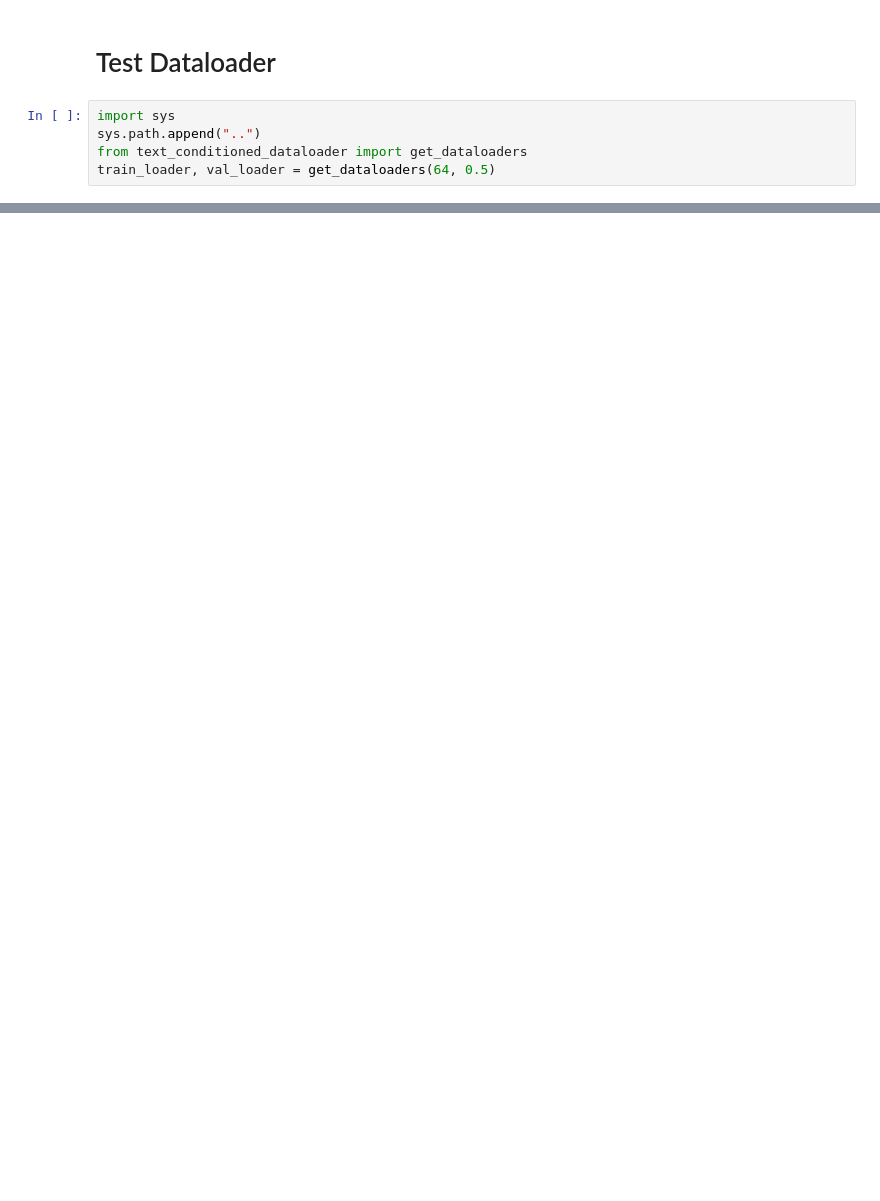
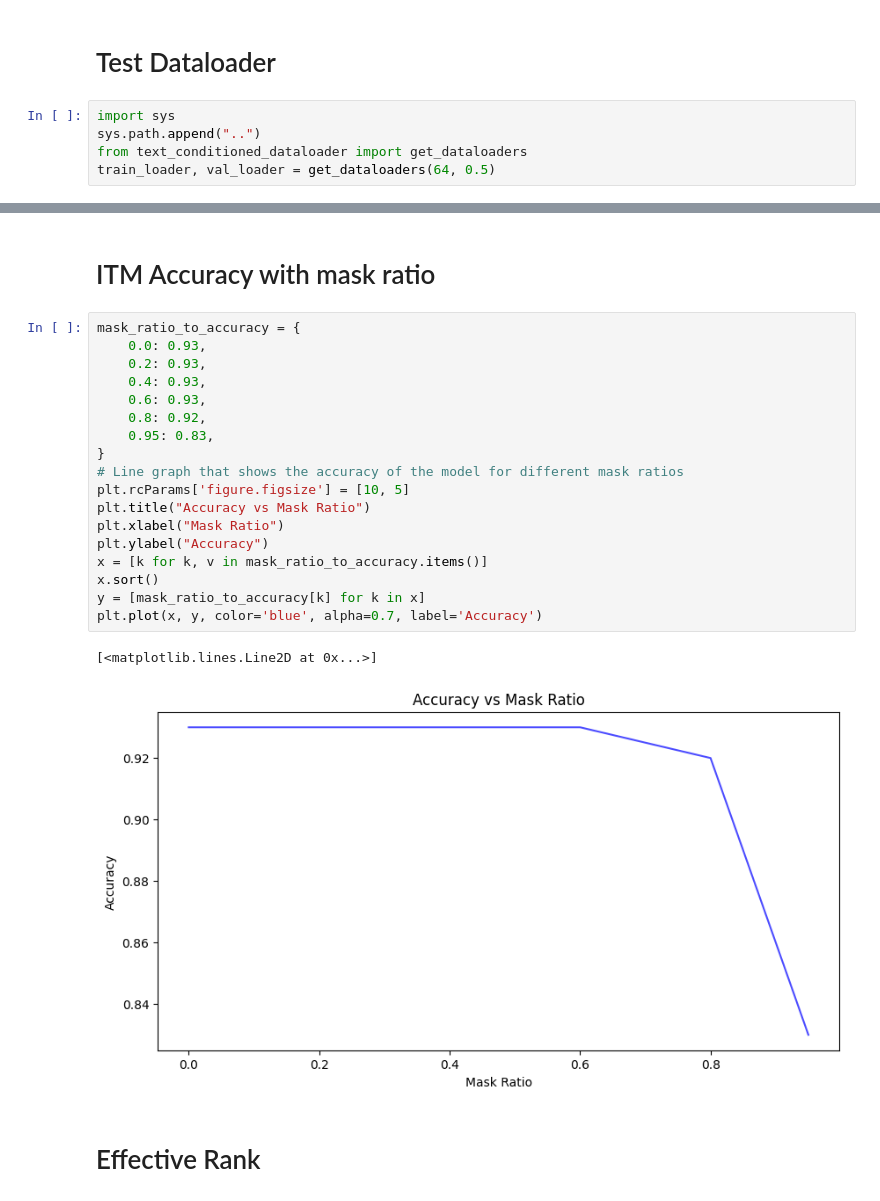
Before and after one commit to AravindSMysore/text_conditioned_mae, a Jupyter notebook: demo/create_adaptor.ipynb, the cells around one changed output, grey strips where cells are left out. Saved outputs shown, nothing was run; the diff lists cells and outputs as text; blank space fills up the shorter version.

```diff
--- a/demo/create_adaptor.ipynb
+++ b/demo/create_adaptor.ipynb
@@ -297,0 +633,25 @@ with torch.no_grad():
+# %% [markdown]
+# ITM Accuracy with mask ratio
+# %%
+mask_ratio_to_accuracy = {
+    0.0: 0.93,
+    0.2: 0.93,
+    0.4: 0.93,
+    0.6: 0.93,
+    0.8: 0.92,
+    0.95: 0.83,
+}
+# Line graph that shows the accuracy of the model for different mask ratios
+plt.rcParams['figure.figsize'] = [10, 5]
+plt.title("Accuracy vs Mask Ratio")
+plt.xlabel("Mask Ratio")
+plt.ylabel("Accuracy")
+x = [k for k, v in mask_ratio_to_accuracy.items()]
+x.sort()
+y = [mask_ratio_to_accuracy[k] for k in x]
+plt.plot(x, y, color='blue', alpha=0.7, label='Accuracy')
+# %% [output]
+[<matplotlib.lines.Line2D at 0x...>]
+[figure, added]
+# %% [markdown]
+# Effective Rank
```
Also changed, not shown: parts of 33 cells of this notebook.
